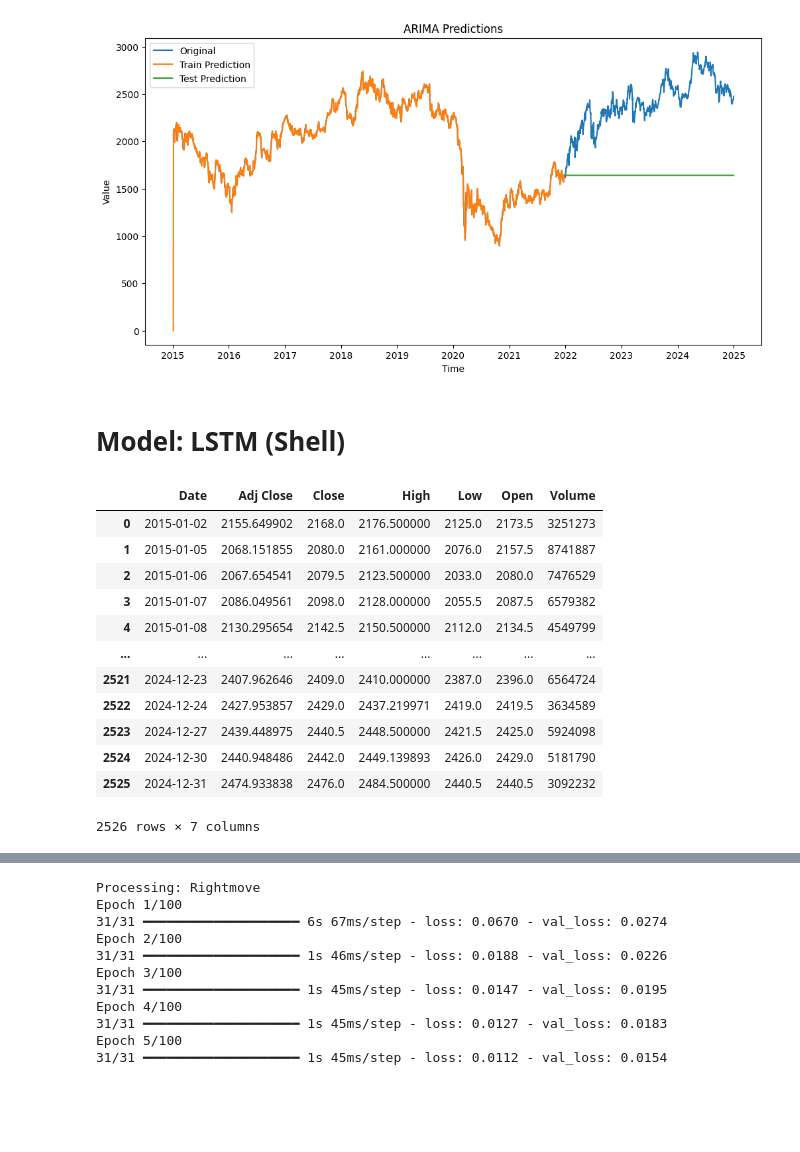
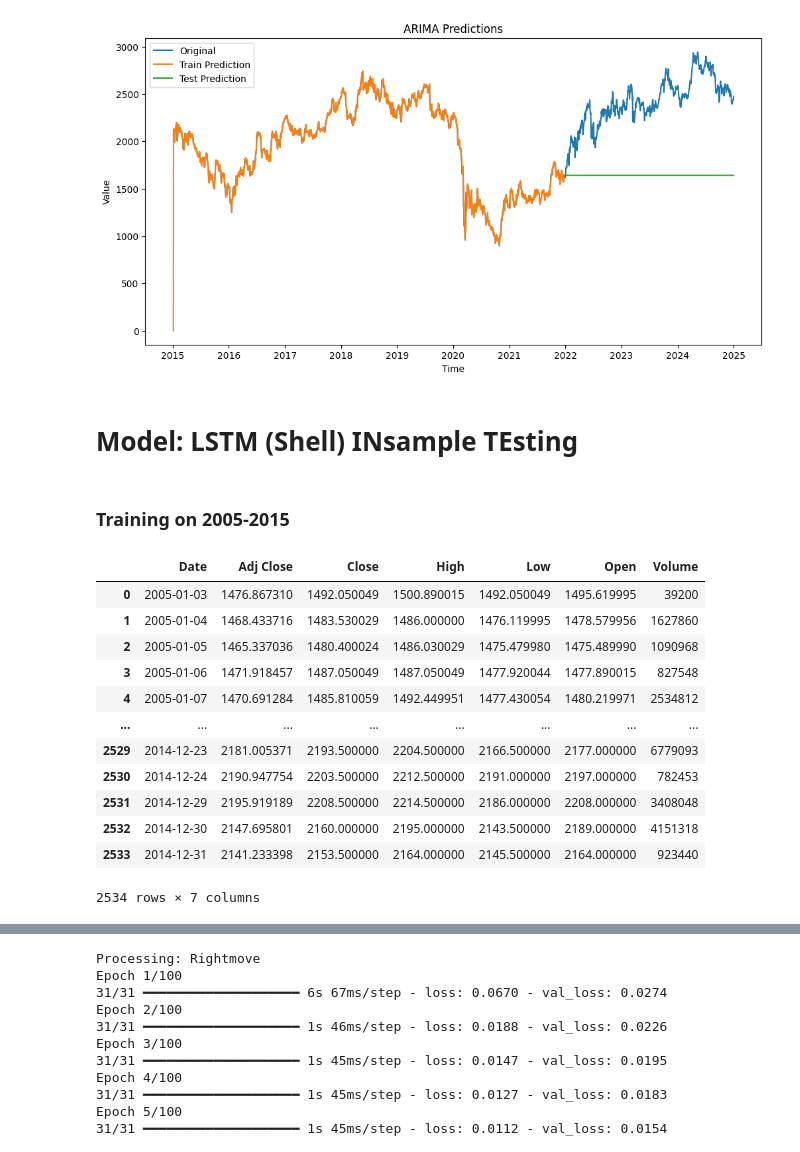
Before and after one commit to San0160/Stocks_Predection, a Jupyter notebook: Stocks.ipynb, the cells around one changed output, grey strips where cells are left out. Saved outputs shown, nothing was run; the diff lists cells and outputs as text; code cells hidden in the pictures; blank space fills up the shorter version.

```diff
--- a/Stocks.ipynb
+++ b/Stocks.ipynb
@@ -739,29 +758,31 @@ plt.show()
 # %% [output]
 [figure]
 # %% [markdown]
-# Model: LSTM (Shell)
+# Model: LSTM (Shell) INsample TEsting
+# %% [markdown]
+### Training on 2005-2015
 # %%
-# Dataset 2: Shell
+# Datasets: Shell
 
-data2 = pd.read_csv("shell_data.csv", header=[0,1,2])
+s05 = pd.read_csv("shell_2005.csv", header=[0,1,2]) # train
 # %%
-data2.columns = data2.columns.droplevel([1,2])
-data2 = data2.rename(columns={'Price': 'Date'})
-data2['Date'] = pd.to_datetime(data2['Date'])
+s05.columns = s05.columns.droplevel([1,2])
+s05 = s05.rename(columns={'Price': 'Date'})
+s05['Date'] = pd.to_datetime(s05['Date'])
 # %%
-data2
+s05
 # %% [output]
 |  | Date | Adj Close | Close | High | Low | Open | Volume |
-| 0 | 2015-01-02 | 2155.649902 | 2168.0 | 2176.500000 | 2125.0 | 2173.5 | 3251273 |
-| 1 | 2015-01-05 | 2068.151855 | 2080.0 | 2161.000000 | 2076.0 | 2157.5 | 8741887 |
-| 2 | 2015-01-06 | 2067.654541 | 2079.5 | 2123.500000 | 2033.0 | 2080.0 | 7476529 |
-| 3 | 2015-01-07 | 2086.049561 | 2098.0 | 2128.000000 | 2055.5 | 2087.5 | 6579382 |
-| 4 | 2015-01-08 | 2130.295654 | 2142.5 | 2150.500000 | 2112.0 | 2134.5 | 4549799 |
+| 0 | 2005-01-03 | 1476.867310 | 1492.050049 | 1500.890015 | 1492.050049 | 1495.619995 | 39200 |
+| 1 | 2005-01-04 | 1468.433716 | 1483.530029 | 1486.000000 | 1476.119995 | 1478.579956 | 1627860 |
+| 2 | 2005-01-05 | 1465.337036 | 1480.400024 | 1486.030029 | 1475.479980 | 1475.489990 | 1090968 |
+| 3 | 2005-01-06 | 1471.918457 | 1487.050049 | 1487.050049 | 1477.920044 | 1477.890015 | 827548 |
+| 4 | 2005-01-07 | 1470.691284 | 1485.810059 | 1492.449951 | 1477.430054 | 1480.219971 | 2534812 |
 | ... | ... | ... | ... | ... | ... | ... | ... |
-| 2521 | 2024-12-23 | 2407.962646 | 2409.0 | 2410.000000 | 2387.0 | 2396.0 | 6564724 |
-| 2522 | 2024-12-24 | 2427.953857 | 2429.0 | 2437.219971 | 2419.0 | 2419.5 | 3634589 |
-| 2523 | 2024-12-27 | 2439.448975 | 2440.5 | 2448.500000 | 2421.5 | 2425.0 | 5924098 |
-| 2524 | 2024-12-30 | 2440.948486 | 2442.0 | 2449.139893 | 2426.0 | 2429.0 | 5181790 |
-| 2525 | 2024-12-31 | 2474.933838 | 2476.0 | 2484.500000 | 2440.5 | 2440.5 | 3092232 |
+| 2529 | 2014-12-23 | 2181.005371 | 2193.500000 | 2204.500000 | 2166.500000 | 2177.000000 | 6779093 |
+| 2530 | 2014-12-24 | 2190.947754 | 2203.500000 | 2212.500000 | 2191.000000 | 2197.000000 | 782453 |
+| 2531 | 2014-12-29 | 2195.919189 | 2208.500000 | 2214.500000 | 2186.000000 | 2208.000000 | 3408048 |
+| 2532 | 2014-12-30 | 2147.695801 | 2160.000000 | 2195.000000 | 2143.500000 | 2189.000000 | 4151318 |
+| 2533 | 2014-12-31 | 2141.233398 | 2153.500000 | 2164.000000 | 2145.500000 | 2164.000000 | 923440 |
-2526 rows × 7 columns
+2534 rows × 7 columns
 # %%
```
Also changed, not shown: parts of 38 cells of this notebook, 5 other files.
